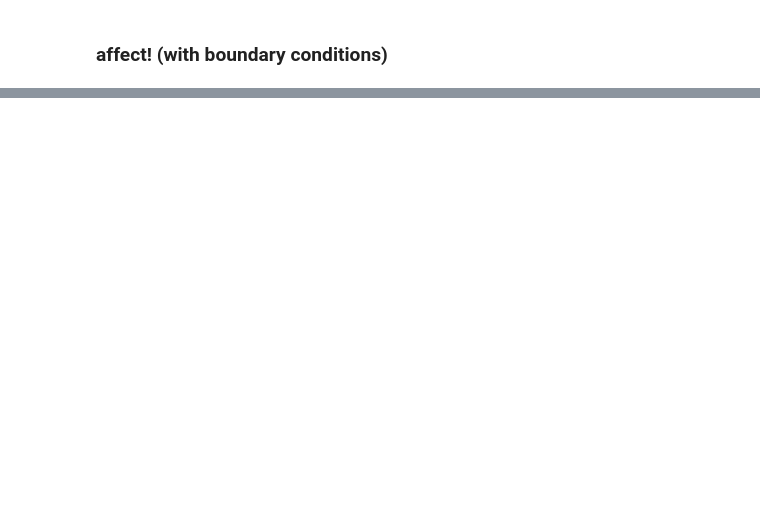
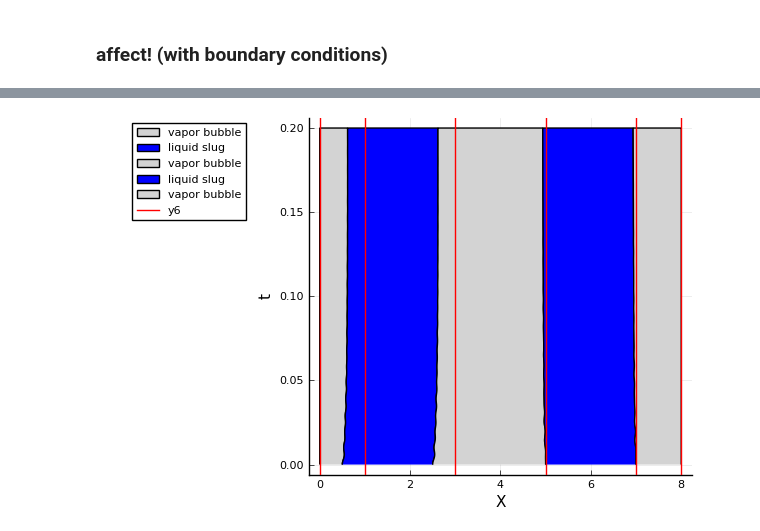
Before and after one commit to liyuxuan48/OneDThermalFlow, a Jupyter notebook: examples/U shape PHP dynamics with two liquid slugs-with wall heat flux constraint.ipynb, the cells around one changed output, grey strips where cells are left out. Saved outputs shown, nothing was run; the diff lists cells and outputs as text; code cells hidden in the pictures; blank space fills up the shorter version.

```diff
--- a/examples/U shape PHP dynamics with two liquid slugs-with wall heat flux constraint.ipynb
+++ b/examples/U shape PHP dynamics with two liquid slugs-with wall heat flux constraint.ipynb
@@ -270,3 +232,17 @@ plot([x],[sol[i]], labels = "θ", xlabel="X", ylabel="θ", title=("dimensionless
 │   fn = C:\Users\liyux\Documents\GitHub\OneDThermalFlow\tmp.gif
 └ @ Plots C:\Users\liyux\.juliapro\JuliaPro_v1.3.1-2\packages\Plots\ninUP\src\animation.jl:104
 Plots.AnimatedGif("C:\\Users\\liyux\\Documents\\GitHub\\OneDThermalFlow\\tmp.gif")
+# %%
+MatrxXp, MatrxdXdt, MatrxM=soltoMatrxResult(sol,sys0);
+
+ΔMatrxXp = zeros(size(MatrxXp,1)+1,size(MatrxXp,2))
+ΔMatrxXp[1,:] = MatrxXp[1,:]
+ΔMatrxXp[end,:] .= sys0.tube.L .- MatrxXp[end,:]
+for i = 2:size(MatrxXp,1)
+    ΔMatrxXp[i,:] = MatrxXp[i,:]-MatrxXp[i-1,:]
+end
+# %%
+portfoliocomposition(ΔMatrxXp', sol.t, legend = :outertopleft, color = [:lightgrey :blue],ylabel="t", xlabel="X", labels = ["vapor bubble" "liquid slug"])
+vline!([0,1,3,5,7,8], color = [:red])
+# %% [output]
+[figure, added]
```
Also changed, not shown: parts of 36 cells of this notebook, 23 other files.
